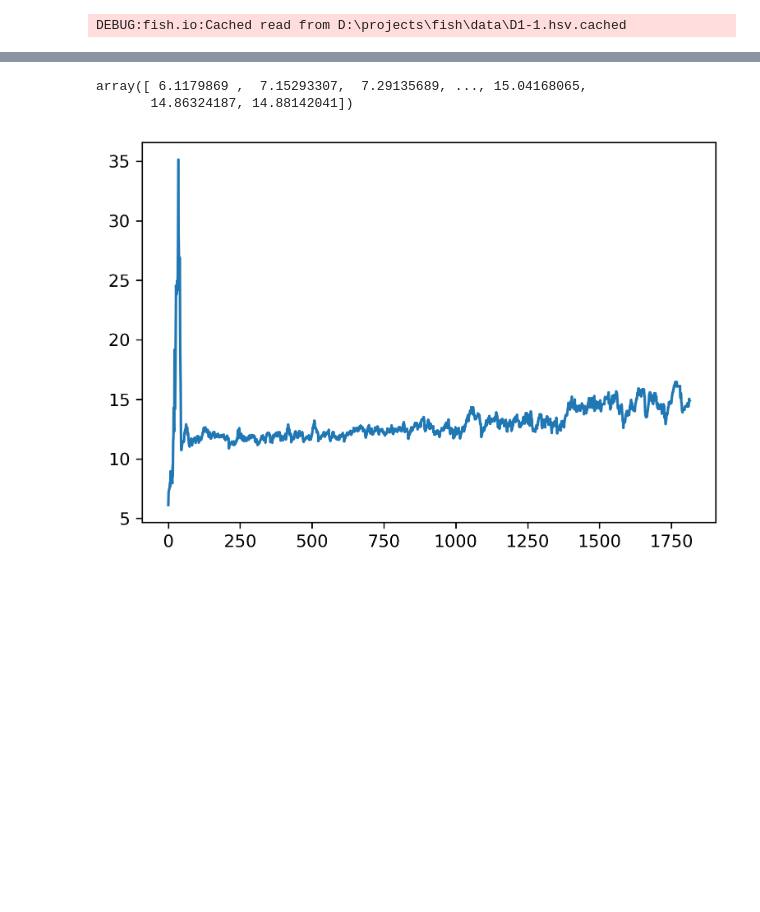
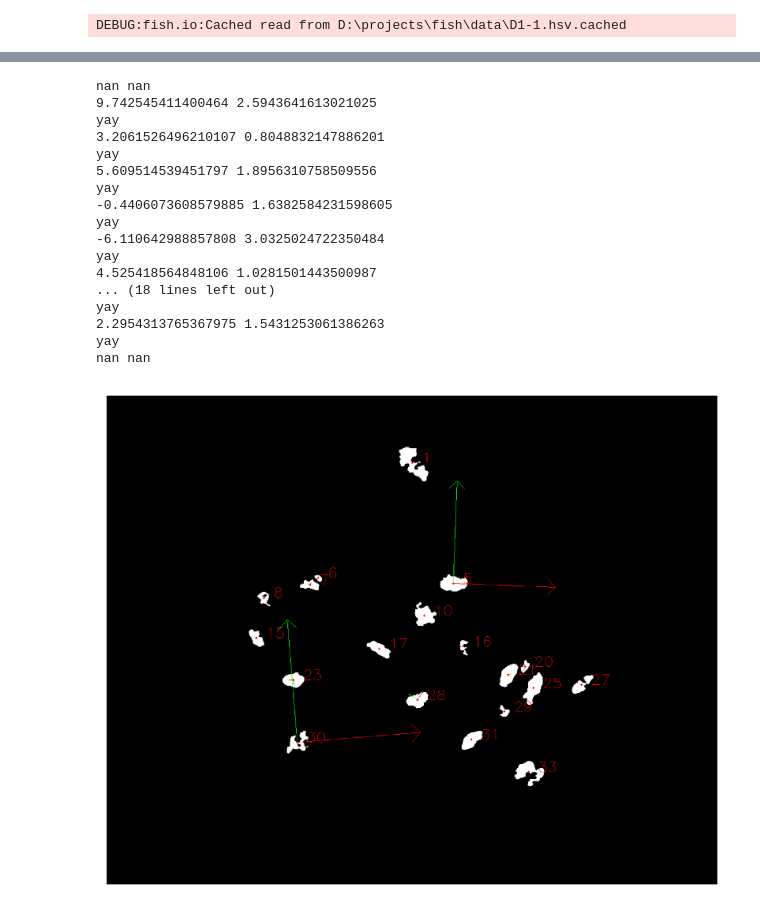
Before and after one commit to JoshKarpel/fish, a Jupyter notebook: dev/optical_flow.ipynb, the cells around one changed output, grey strips where cells are left out. Saved outputs shown, nothing was run; the diff lists cells and outputs as text; code cells hidden in the pictures; blank space fills up the shorter version.

```diff
--- a/dev/optical_flow.ipynb
+++ b/dev/optical_flow.ipynb
@@ -88,2 +151,2 @@ fish.show_frame(closed_thresholded)
 # %%
-num_labels, labels, stats, _ = cv.connectedComponentsWithStats(closed_thresholded, 8)
+num_labels, labels, stats, centroids = cv.connectedComponentsWithStats(closed_thresholded, 8)
@@ -195,15 +153,62 @@ def flow_from_frames(frames):
-# %%
-flows = np.array(list(flow_from_frames(frames)))
-flows
-# %% [output]
-array([ 6.1179869 ,  7.15293307,  7.29135689, ..., 15.04168065,
-       14.86324187, 14.88142041])
-# %%
-plt.close()
-fig = plt.Figure(figsize = (6, 4), dpi = 300)
-ax = fig.add_subplot(111)
-ax.plot(flows)
-
-fig
-# %% [output]
-[figure, removed]
+# %%
+LOW_AREA = 100
+filtered_threshold = np.zeros_like(closed_thresholded)
+
+velocity_blobs = {}
+
+y = np.arange(1024)
+x = np.arange(1280)
+flow_x_interp = sp.interpolate.RegularGridInterpolator((y, x), flow_x)
+flow_y_interp = sp.interpolate.RegularGridInterpolator((y, x), flow_y)
+
+for label in range(1, num_labels):
+    area = stats[label, cv.CC_STAT_AREA]
+    centroid = centroids[label]
+
+    if area > LOW_AREA:
+        velocity_blobs[label] = VelocityBlob(
+            label = label,
+            area = area,
+            centroid = centroid,
+            centroid_velocity = np.array([flow_x_interp(centroid), flow_y_interp(centroid)]),
+        )
+        filtered_threshold[labels == label] = 255
+# %%
+blob_view = fish.bw_to_bgr(filtered_threshold)
+
+ARROW_SCALE = 25
+
+for label, blob in velocity_blobs.items():
+    blob_view = fish.draw_text(blob_view, (blob.x + 20, blob.y), label, color = fish.RED)
+    blob_view = fish.draw_arrow(blob_view, (blob.x, blob.y), (blob.x + blob.v_x * ARROW_SCALE, blob.y + blob.v_y * ARROW_SCALE), color = fish.RED)
+    blob_view = fish.draw_arrow(blob_view, (blob.x, blob.y), (blob.x + blob.v_t_x * ARROW_SCALE, blob.y + blob.v_t_y * ARROW_SCALE), color = fish.GREEN)
+    blob_view = fish.draw_circle(blob_view, (blob.x, blob.y), radius = 2, thickness = -1, color = fish.RED)
+
+    v_x_rel = np.dot(flow[labels == label], blob.v_unit)
+    v_x_rel_mean = np.mean(v_x_rel)
+    v_x_rel_std = np.std(v_x_rel)
+    print(v_x_rel_mean, v_x_rel_std)
+    if not np.isnan(v_x_rel_mean):
+        print('yay')
+
+
+fish.show_frame(fish.bgr_to_rgb(blob_view))
+# %% [output]
+nan nan
+9.742545411400464 2.5943641613021025
+yay
+3.2061526496210107 0.8048832147886201
+yay
+5.609514539451797 1.8956310758509556
+yay
+-0.4406073608579885 1.6382584231598605
+yay
+-6.110642988857808 3.0325024722350484
+yay
+4.525418564848106 1.0281501443500987
+... (18 lines left out)
+yay
+2.2954313765367975 1.5431253061386263
+yay
+nan nan
+[figure, added]
```
Also changed, not shown: parts of 16 cells of this notebook, 7 other files.
